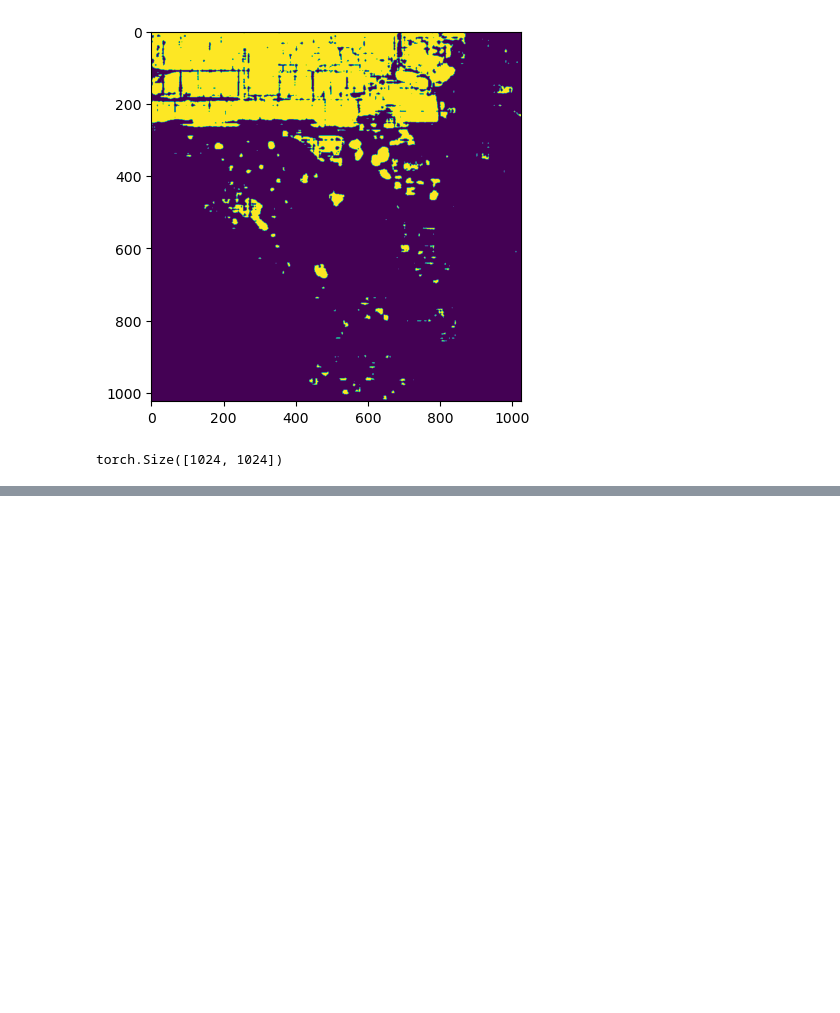
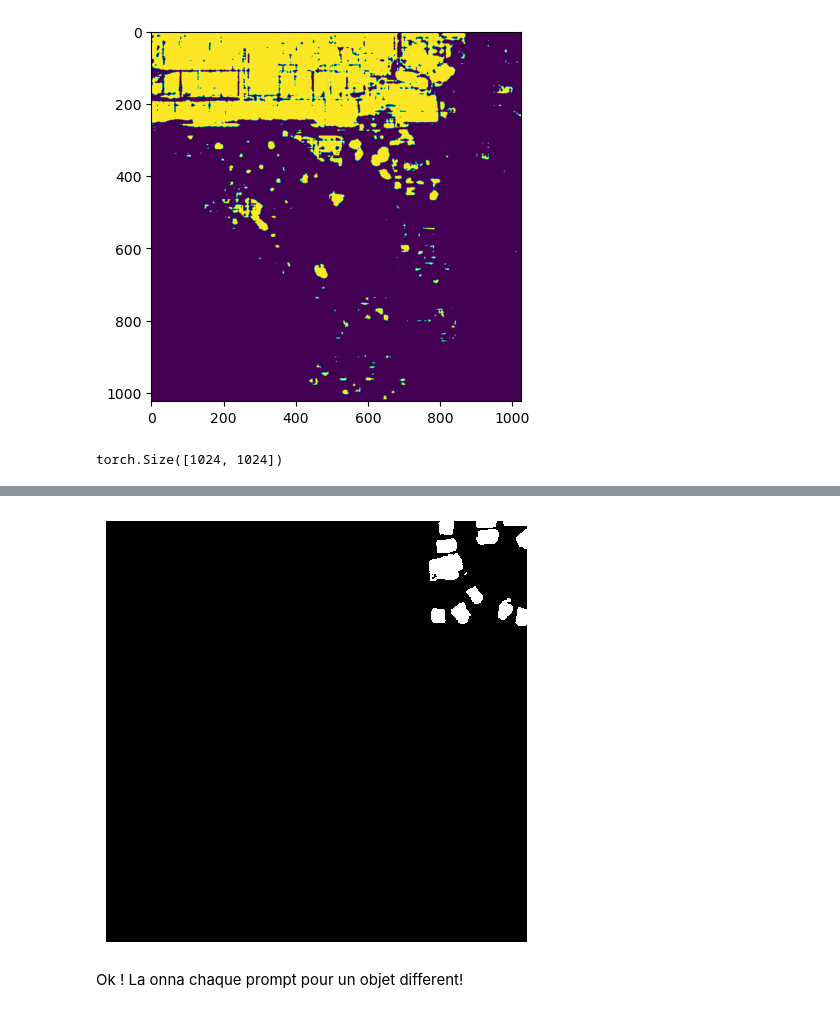
Before and after one commit to brustt/stylo_magique_intership_ign, a Jupyter notebook: notebooks/_debug/review_bisam.ipynb, the cells around one changed output, grey strips where cells are left out. Drawn from its saved outputs; the diff is of its cells as text; code cells hidden in the pictures; blank space fills up the shorter version.

```diff
--- a/notebooks/_debug/review_bisam.ipynb
+++ b/notebooks/_debug/review_bisam.ipynb
@@ -166,0 +245,6 @@ show_img(masks.squeeze())
+# %%
+show_img(to_numpy(torch.sum(masks.squeeze(), dim=0), transpose=False))
+# %% [output]
+[figure, added]
+# %% [markdown]
+Ok ! La onna chaque prompt pour un objet different!
```
Also changed, not shown: parts of 25 cells of this notebook, 15 other files.
